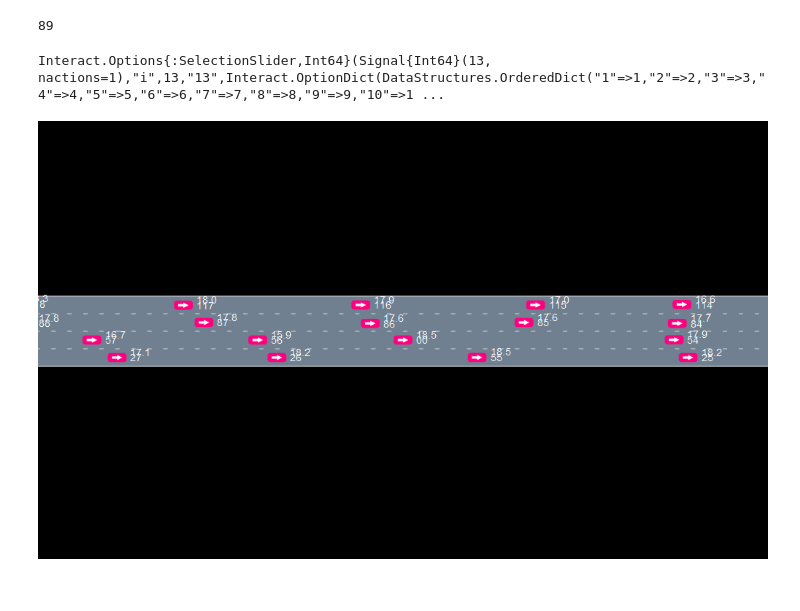
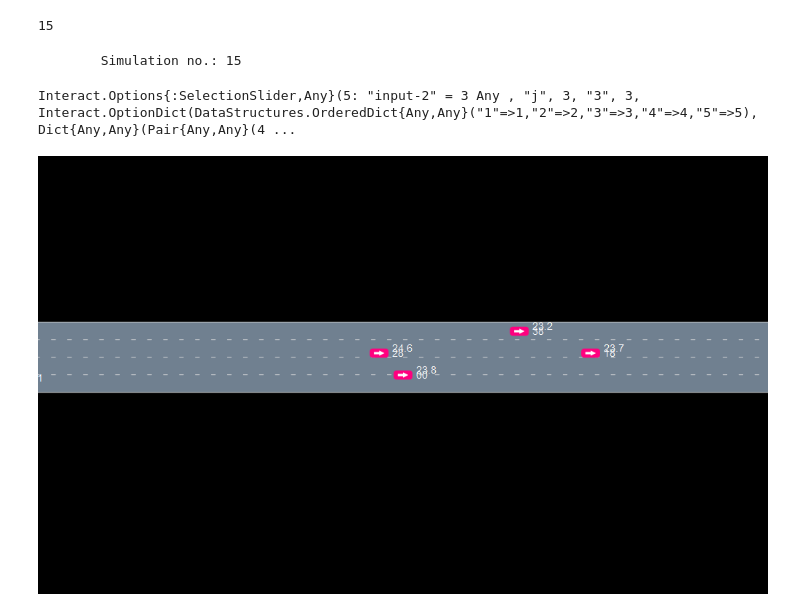
Before and after one commit to ekhlasssonu/HierarchicalDriving.jl, a Jupyter notebook: notebooks/FlatMDPViz.ipynb, the cells around one changed output. Cells and saved outputs as stored; diff of their text form; code cells hidden in the pictures.

```diff
--- a/notebooks/FlatMDPViz.ipynb
+++ b/notebooks/FlatMDPViz.ipynb
@@ -10,25 +10,27 @@ import Base: ==, +, *, -, <, >, copy, Random, hash
 # %% [output]
 [interactive output not drawn]
 # %%
-n = 120
-i = 89
+n = 40
+i = 15
 # %% [output]
-89
+15
 # %%
 p = SimulationMDP(n);
 # %%
 policyFileName = "../scratch/SingleAgentGrid/SingleAgentGridPolicy.jld"
 hf1 = HierarchicalFramework1(p, policyFileName)
+println("\tSimulation no.: $i")
 rng = MersenneTwister(i*29+1)
-hp1 = HierarchicalPolicy1(hf1)
+hp1 = HierarchicalPolicy1(hf1,rng)
 hr = HistoryRecorder(max_steps = 150, rng = rng)
-hist = simulate(hr, p, hp1);
-@manipulate for i in 1:n_steps(hist)+1
-    (p,state_hist(hist)[i],SceneOverlay[CarVelOverlay(), CarIDOverlay()])
+hist = simulate(hr, p, hp1)
+@manipulate for j in 1:n_steps(hist)+1
+    (p,state_hist(hist)[j],SceneOverlay[CarVelOverlay(), CarIDOverlay()])
 end
 # %% [output]
-Interact.Options{:SelectionSlider,Int64}(Signal{Int64}(13, nactions=1),"i",13,"13",Interact.OptionDict(DataStructures.OrderedDict("1"=>1,"2"=>2,"3"=>3,"4"=>4,"5"=>5,"6"=>6,"7"=>7,"8"=>8,"9"=>9,"10"=>1 ...
+        Simulation no.: 15
+Interact.Options{:SelectionSlider,Any}(5: "input-2" = 3 Any , "j", 3, "3", 3, Interact.OptionDict(DataStructures.OrderedDict{Any,Any}("1"=>1,"2"=>2,"3"=>3,"4"=>4,"5"=>5), Dict{Any,Any}(Pair{Any,Any}(4 ...
-[figure, old version]
+[figure, new version]
 # %%
 rng = MersenneTwister(i*29+1)
 policy1 = subintentional_simulation_policy(p, rng)
```
Also changed, not shown: parts of 2 cells of this notebook, 9 other files.
